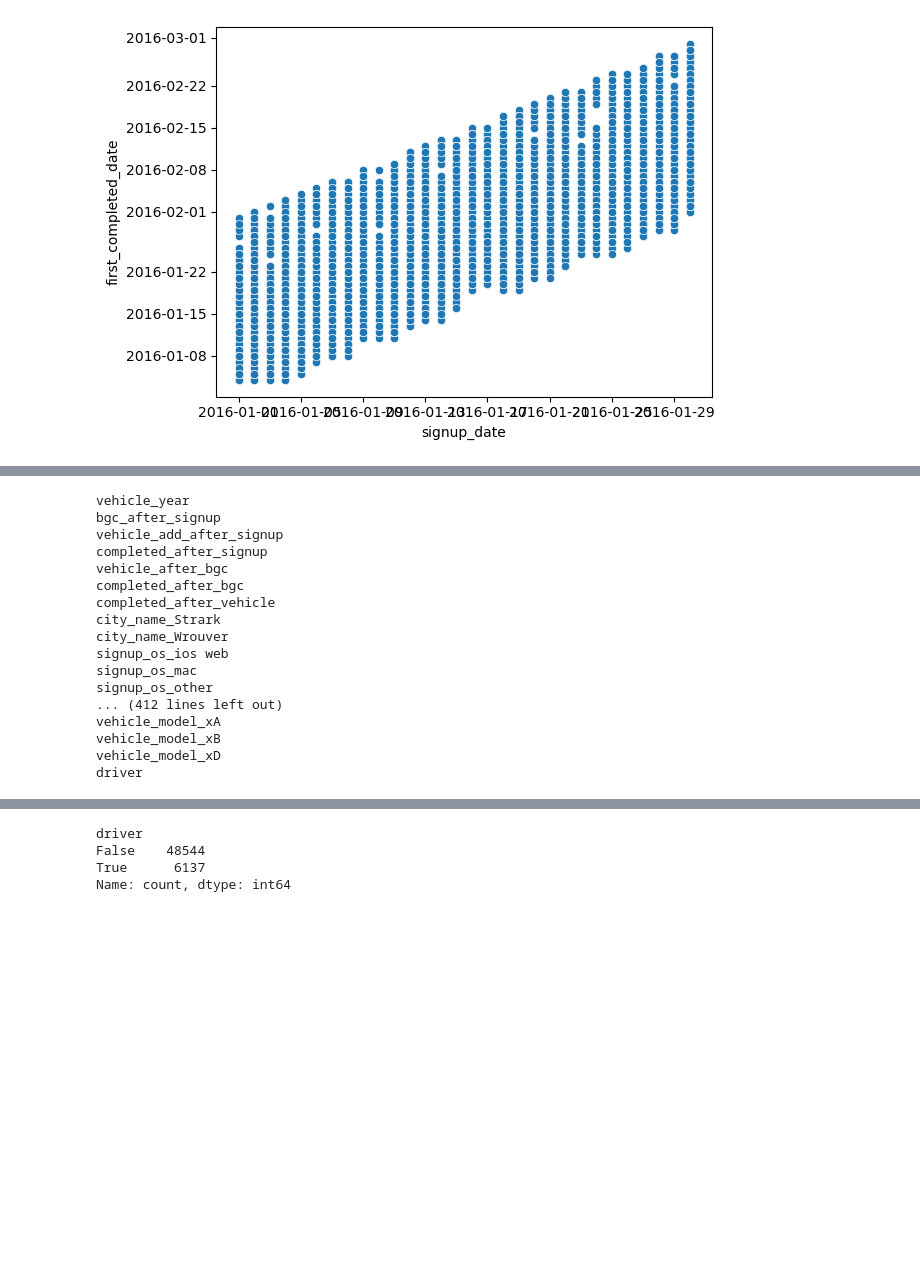
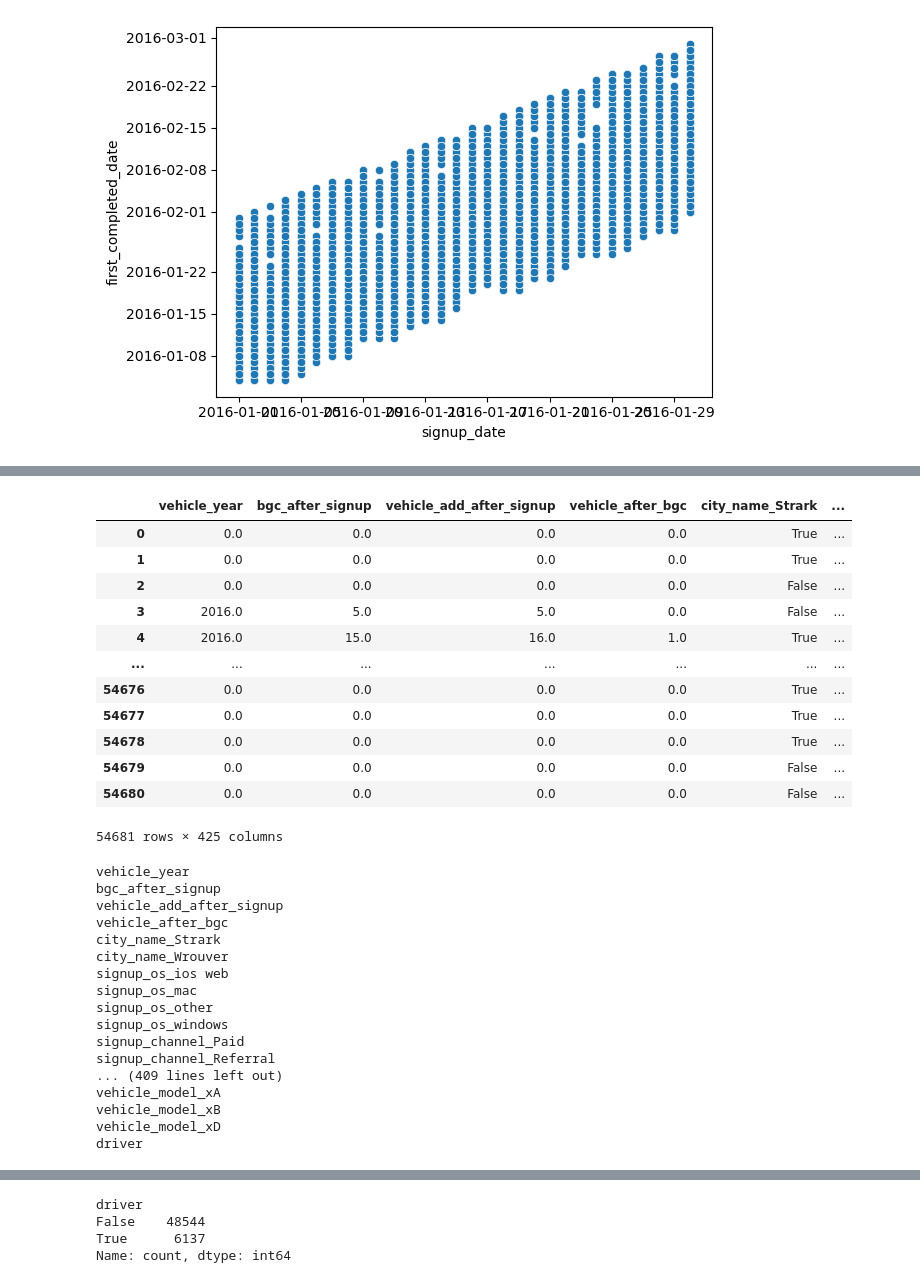
Before and after one commit to setripper/datathon2025, a Jupyter notebook: uber.ipynb, the cells around one changed output, grey strips where cells are left out. Cells and saved outputs as stored; diff of their text form; code cells hidden in the pictures; blank space fills up the shorter version.

```diff
--- a/uber.ipynb
+++ b/uber.ipynb
@@ -149,9 +161,28 @@ Name: driver, dtype: float64
 # %%
 #cleaning
 
-
+df_one_hot = pd.get_dummies(df_dropped, drop_first=True)
+df_one_hot['driver'] = df['first_completed_date'].notna()
 
 df_one_hot = df_one_hot.fillna(0)
+df_one_hot.columns
+df_one_hot = df_one_hot.drop(columns=['completed_after_signup', 'completed_after_bgc', 'completed_after_vehicle'])
+
+df_one_hot
+# %% [output]
+|  | vehicle_year | bgc_after_signup | vehicle_add_after_signup | vehicle_after_bgc | city_name_Strark | ... |
+| 0 | 0.0 | 0.0 | 0.0 | 0.0 | True | ... |
+| 1 | 0.0 | 0.0 | 0.0 | 0.0 | True | ... |
+| 2 | 0.0 | 0.0 | 0.0 | 0.0 | False | ... |
+| 3 | 2016.0 | 5.0 | 5.0 | 0.0 | False | ... |
+| 4 | 2016.0 | 15.0 | 16.0 | 1.0 | True | ... |
+| ... | ... | ... | ... | ... | ... | ... |
+| 54676 | 0.0 | 0.0 | 0.0 | 0.0 | True | ... |
+| 54677 | 0.0 | 0.0 | 0.0 | 0.0 | True | ... |
+| 54678 | 0.0 | 0.0 | 0.0 | 0.0 | True | ... |
+| 54679 | 0.0 | 0.0 | 0.0 | 0.0 | False | ... |
+| 54680 | 0.0 | 0.0 | 0.0 | 0.0 | False | ... |
+54681 rows × 425 columns
 # %%
 from sklearn.model_selection import train_test_split
 
@@ -167,16 +198,16 @@ for i in df_one_hot.columns:
 vehicle_year
 bgc_after_signup
 vehicle_add_after_signup
-completed_after_signup
 vehicle_after_bgc
-completed_after_bgc
-completed_after_vehicle
 city_name_Strark
 city_name_Wrouver
 signup_os_ios web
 signup_os_mac
 signup_os_other
-... (412 lines left out)
+signup_os_windows
+signup_channel_Paid
+signup_channel_Referral
+... (409 lines left out)
 vehicle_model_xA
 vehicle_model_xB
 vehicle_model_xD
```
Also changed, not shown: parts of 8 cells of this notebook.
